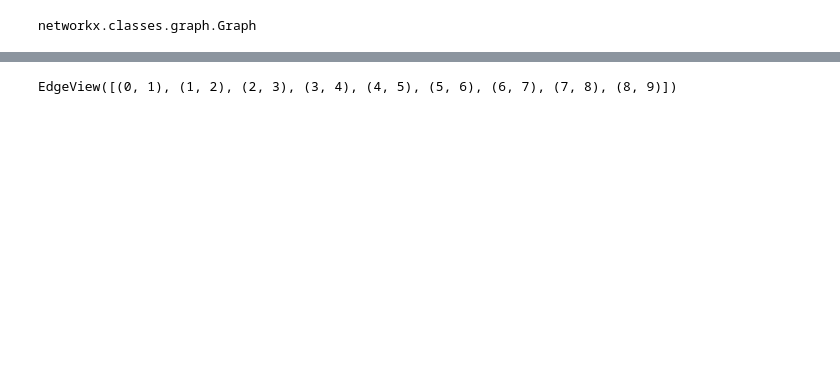
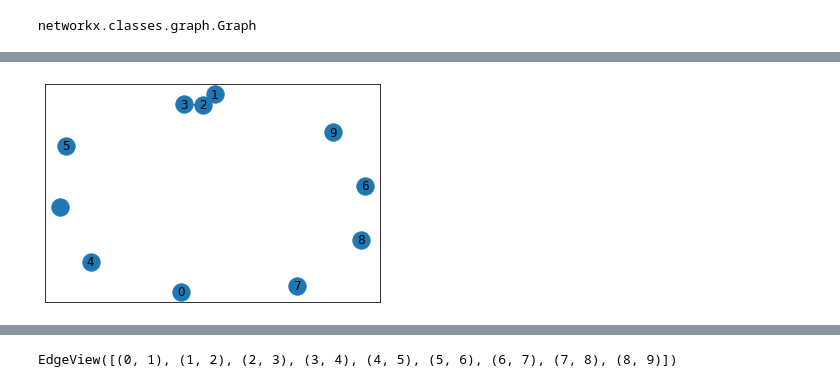
Before and after one commit to MartinMarzi/nib_ckn, a Jupyter notebook: Martin/NetworkX_excs.ipynb, the cells around one changed output, grey strips where cells are left out. Cells and saved outputs as stored; diff of their text form; code cells hidden in the pictures; blank space fills up the shorter version.

```diff
--- a/Martin/NetworkX_excs.ipynb
+++ b/Martin/NetworkX_excs.ipynb
@@ -38,5 +46,9 @@ nx.draw_networkx(G)
 G.add_edge(1, 2)
 e = (2, 3)
 G.add_edge(*e)
+# %%
+nx.draw_networkx(G)
+# %% [output]
+[figure, added]
 # %%
 G.add_edges_from([(1, 2), (1, 3)])
```
Also changed, not shown: parts of 9 cells of this notebook, 1 other file.
